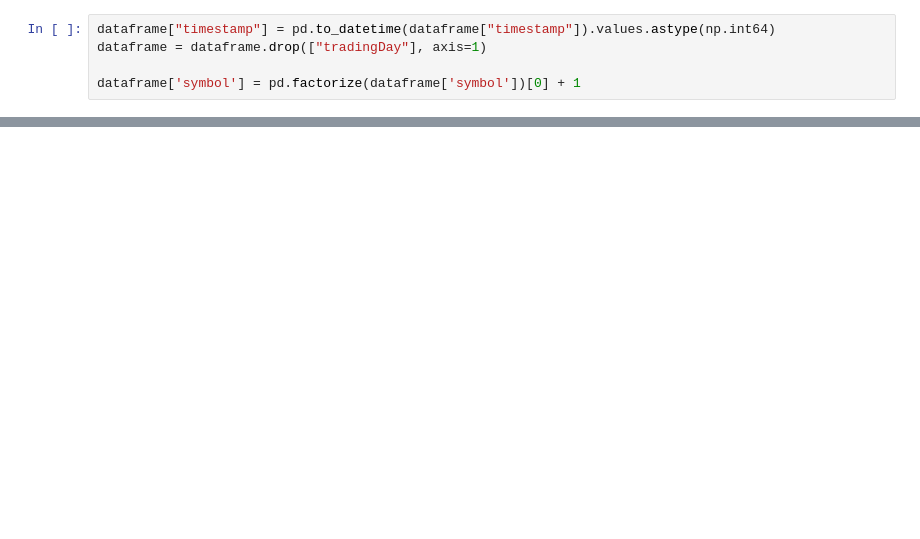
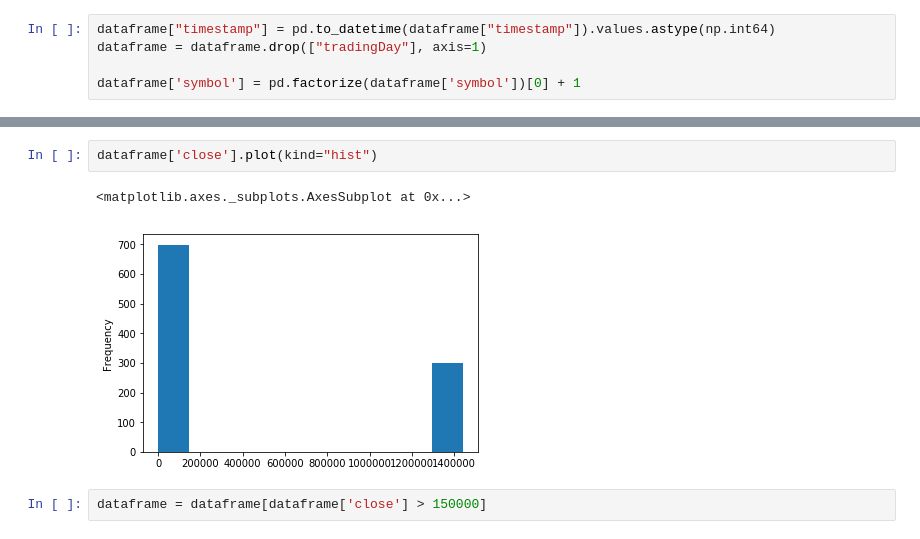
Before and after one commit to EdsonYamamoto/ProjetoInteligenciaComputacionalRegressao, a Jupyter notebook: Regressao Linear Bolsa Valores.ipynb, the cells around one changed output, grey strips where cells are left out. Cells and saved outputs as stored; diff of their text form; blank space fills up the shorter version.

```diff
--- a/Regressao Linear Bolsa Valores.ipynb
+++ b/Regressao Linear Bolsa Valores.ipynb
@@ -81,0 +95,7 @@ X_train, X_test, y_train, y_test = train_test_split(X, y, test_size=0.33, random
+# %%
+dataframe['close'].plot(kind="hist")
+# %% [output]
+<matplotlib.axes._subplots.AxesSubplot at 0x...>
+[figure, added]
+# %%
+dataframe = dataframe[dataframe['close'] > 150000]
```
Also changed, not shown: parts of 18 cells of this notebook, 4 other files.
